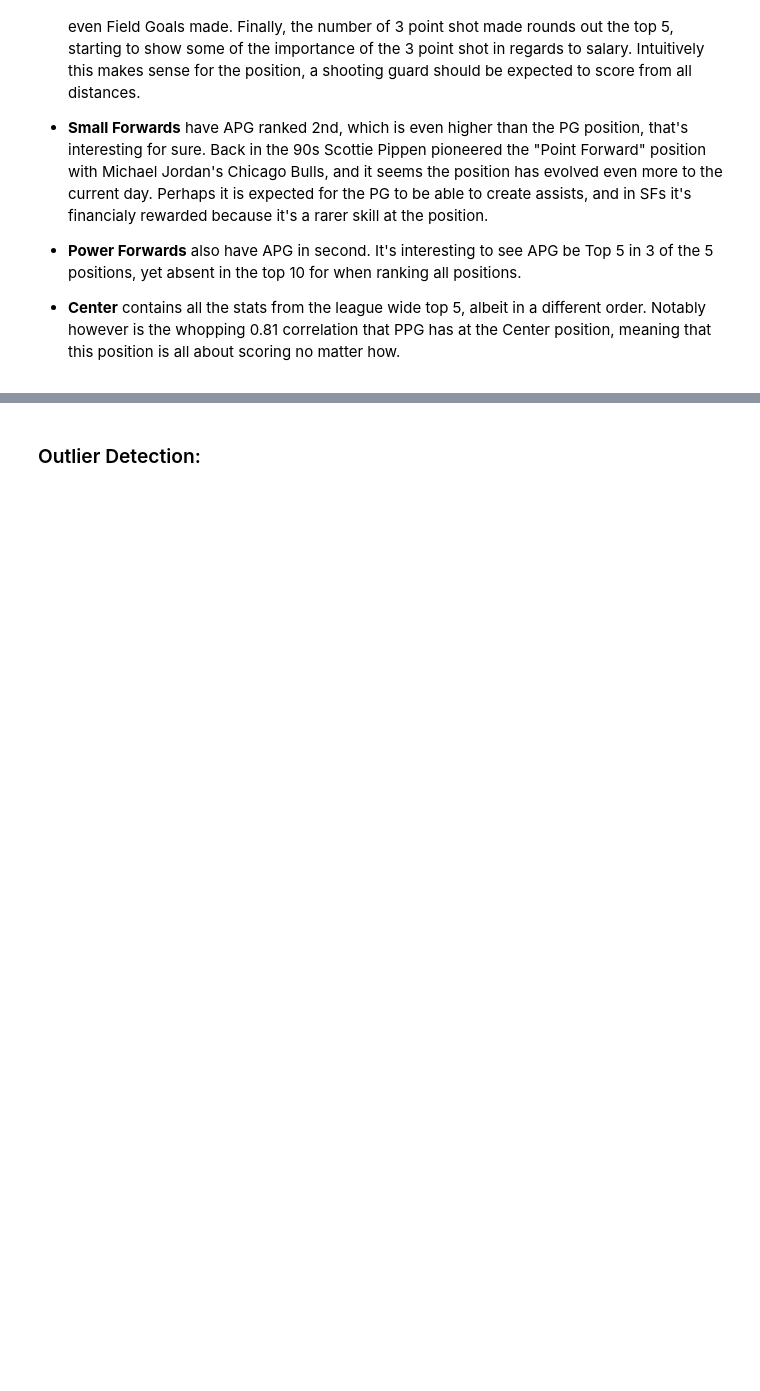
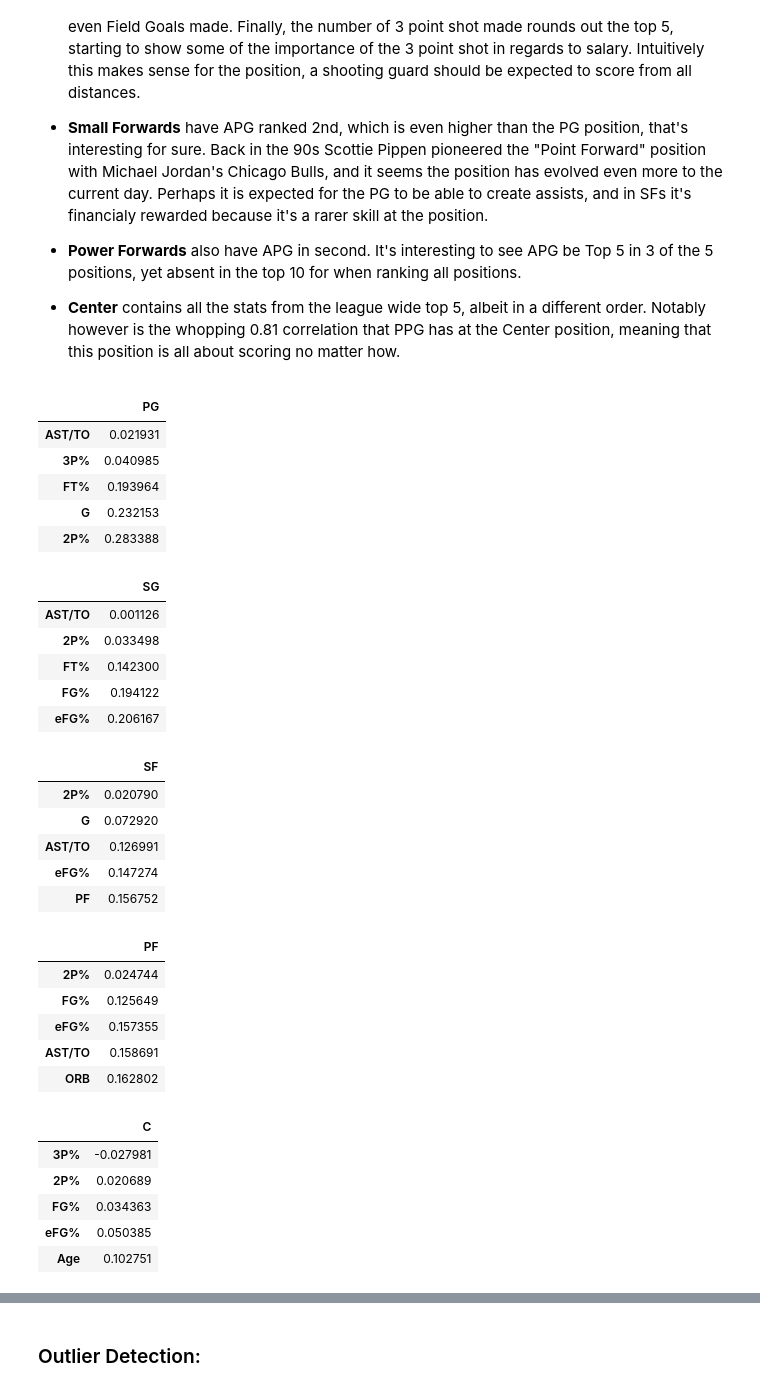
Before and after one commit to Harg-Ryan/NBA-Salary-Exploratory-Analysis-2022_23-Season, a Jupyter notebook: notebooks/NBASalaryAnalysisReport.ipynb, the cells around one changed output, grey strips where cells are left out. Cells and saved outputs as stored; diff of their text form; code cells hidden in the pictures; blank space fills up the shorter version.

```diff
--- a/notebooks/NBASalaryAnalysisReport.ipynb
+++ b/notebooks/NBASalaryAnalysisReport.ipynb
@@ -352,3 +352,40 @@ Indeed, the criteria for financial success in the NBA *does* differ per position
 - **Power Forwards** also have APG in second. It's interesting to see APG be Top 5 in 3 of the 5 positions, yet absent in the top 10 for when ranking all positions.
 
 - **Center** contains all the stats from the league wide top 5, albeit in a different order. Notably however is the whopping 0.81 correlation that PPG has at the Center position, meaning that this position is all about scoring no matter how.
+# %%
+side_by_side(salaryCorr[['PG']].nsmallest(5, 'PG'),
+             salaryCorr[['SG']].nsmallest(5, 'SG'),
+             salaryCorr[['SF']].nsmallest(5, 'SF'),
+             salaryCorr[['PF']].nsmallest(5, 'PF'),
+             salaryCorr[['C']].nsmallest(5, 'C'))
+# %% [output]
+|  | PG |
+| AST/TO | 0.021931 |
+| 3P% | 0.040985 |
+| FT% | 0.193964 |
+| G | 0.232153 |
+| 2P% | 0.283388 |
+|  | SG |
+| AST/TO | 0.001126 |
+| 2P% | 0.033498 |
+| FT% | 0.142300 |
+| FG% | 0.194122 |
+| eFG% | 0.206167 |
+|  | SF |
+| 2P% | 0.020790 |
+| G | 0.072920 |
+| AST/TO | 0.126991 |
+| eFG% | 0.147274 |
+| PF | 0.156752 |
+|  | PF |
+| 2P% | 0.024744 |
+| FG% | 0.125649 |
+| eFG% | 0.157355 |
+| AST/TO | 0.158691 |
+| ORB | 0.162802 |
+|  | C |
+| 3P% | -0.027981 |
+| 2P% | 0.020689 |
+| FG% | 0.034363 |
+| eFG% | 0.050385 |
+| Age | 0.102751 |
```
Also changed, not shown: parts of 10 cells of this notebook.
